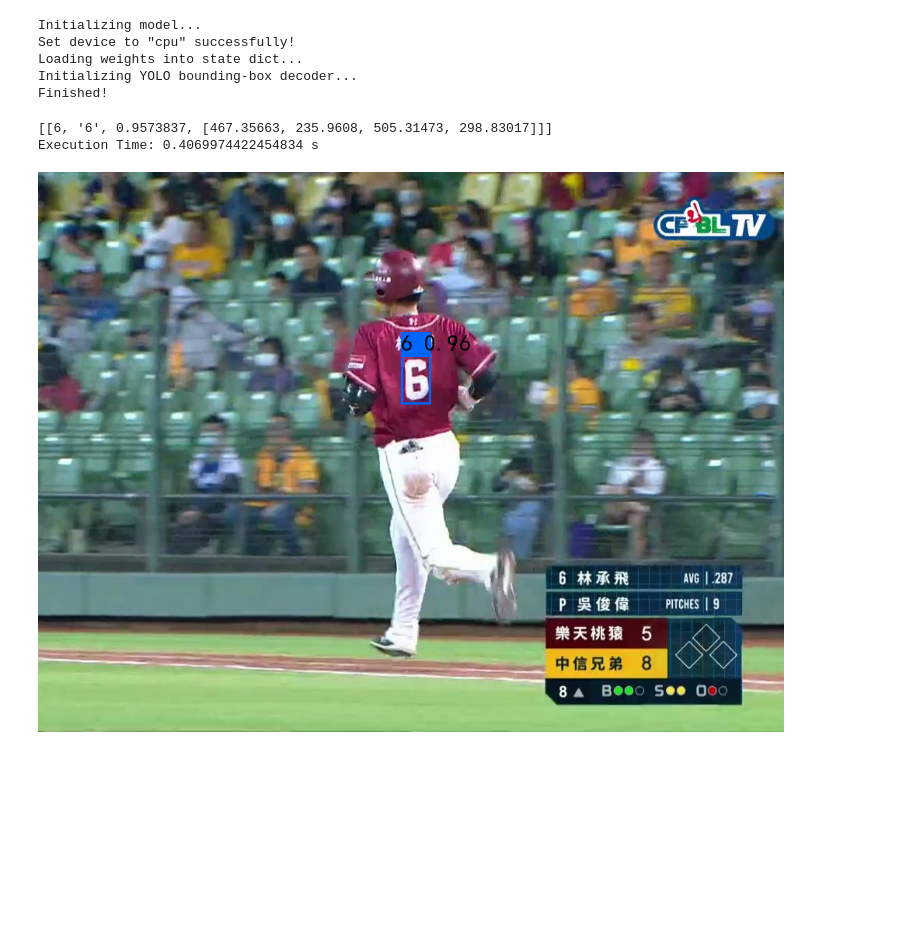
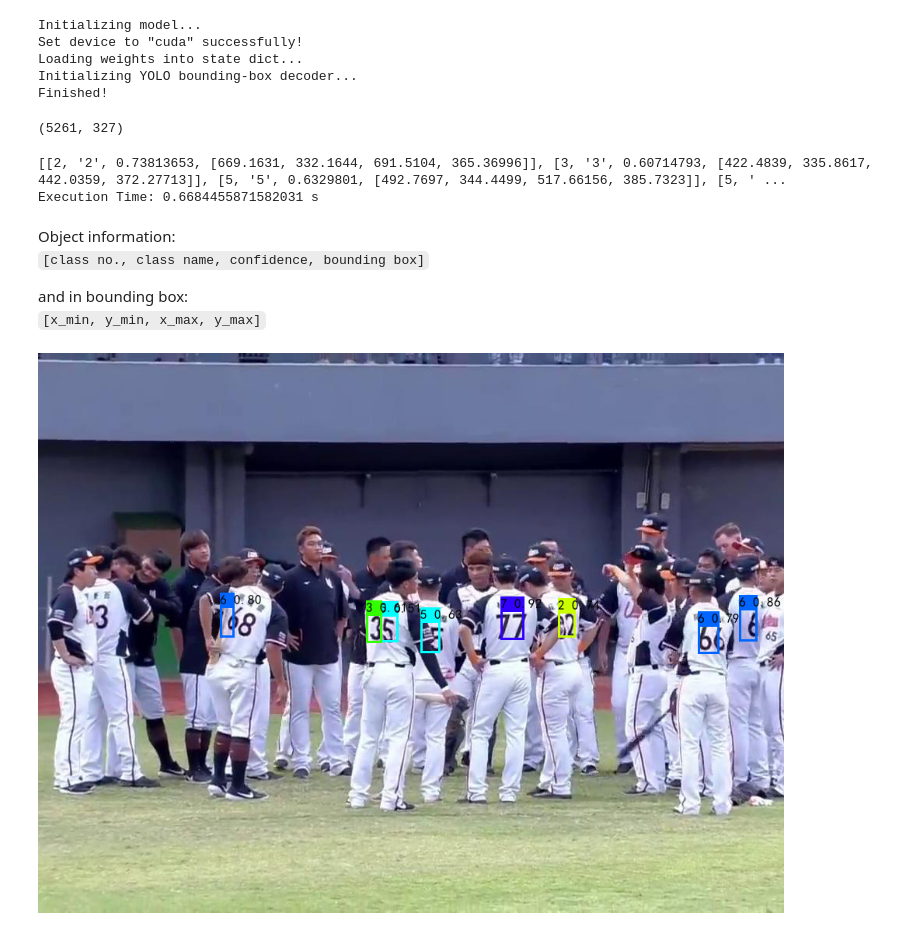
Before and after one commit to panghanwu/JND_project, a Jupyter notebook: playground.ipynb, the cells around one changed output. Cells and saved outputs as stored; diff of their text form; code cells hidden in the pictures; blank space fills up the shorter version.

```diff
--- a/playground.ipynb
+++ b/playground.ipynb
@@ -1,43 +1,69 @@
 # %%
+"""
+Initialization
+"""
 from yolov4_tiny_detector.detector import Detector
 
 # load detector
 detector = Detector()
 
 # paths
-weight_path = '../model_weights/PND-v1.01-E100-TL1.2844-VL1.8034.pth'
+weight_path = 'model_weights/PND-v1.03-E140-TL2.8661-VL4.9277.pth'
 
 # initialize model, set device GPU:cuda or CPU:cpu
-detector.init(weight_path, device='cpu')
+detector.init(weight_path, device='cuda')
 # %% [output]
 Initializing model...
-Set device to "cpu" successfully!
+Set device to "cuda" successfully!
 Loading weights into state dict...
 Initializing YOLO bounding-box decoder...
 Finished!
+# %%
+from glob import glob
+import random
+img_list = glob('../pnd_v1/image_data/*/*jpg')
+idx = random.randint(0, len(img_list))
+
+len(img_list), idx
+# %% [output]
+(5261, 327)
 # %%
+"""
+Detection
+"""
 from PIL import Image
 import time
 
-# set text font file path
+# set text font file path for drawing marks
 detector.text_font = 'simhei.ttf'
-
 
 t0 = time.time()
 
 # read image
-img = Image.open('test.jpg')
+img = Image.open(img_list[1634])
 
-# detector and return  bboxes
+# detector and return bboxes
 bboxes = detector.detect_image(img)
-print(detector.result)
+# you can also get bbox by
+bboxes = detector.result
 
-# marke image
-r_img = detector.mark_image(img, show_text=True)
-
+print(bboxes)
 print('Execution Time: {} s'.format(time.time()-t0) )
-r_img
 # %% [output]
-[[6, '6', 0.9573837, [467.35663, 235.9608, 505.31473, 298.83017]]]
-Execution Time: 0.4069974422454834 s
+[[2, '2', 0.73813653, [669.1631, 332.1644, 691.5104, 365.36996]], [3, '3', 0.60714793, [422.4839, 335.8617, 442.0359, 372.27713]], [5, '5', 0.6329801, [492.7697, 344.4499, 517.66156, 385.7323]], [5, ' ...
+Execution Time: 0.6684455871582031 s
-[figure, removed]
+# %% [markdown]
+Object information:
+`[class no., class name, confidence, bounding box]`
+
+and in bounding box:
+`[x_min, y_min, x_max, y_max]`
+# %%
+"""
+Bounding Boxes
+"""
+marked_img = detector.mark_bboxes(show_text=True, line_thick=3,text_size=0.6)
+
+marked_img
+# %% [output]
+[figure, added]
```
Also changed, not shown: parts of 1 cell of this notebook.
